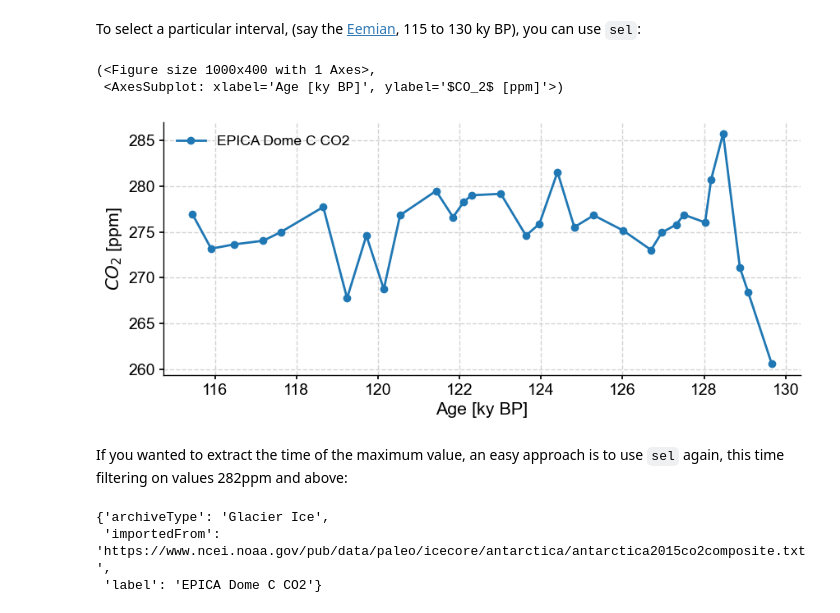
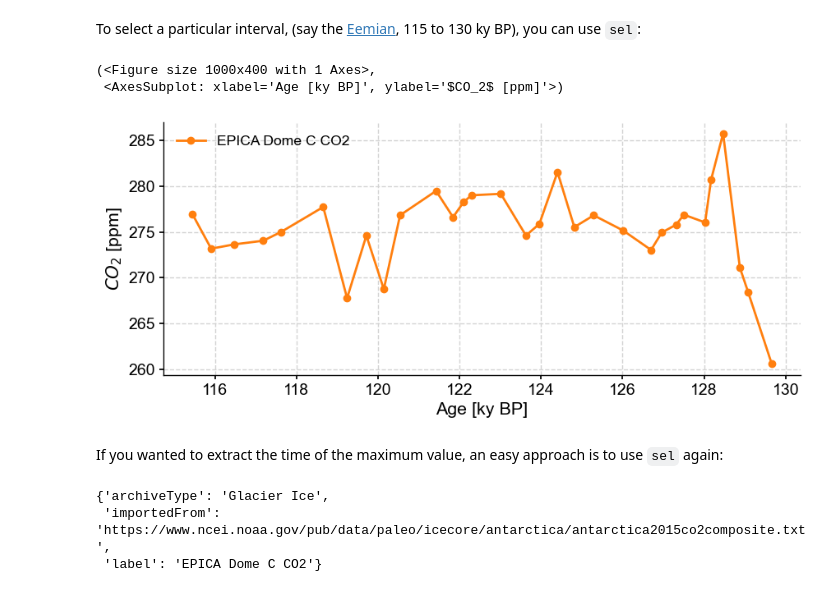
Before and after one commit to LinkedEarth/paleoPandas, a Jupyter notebook: notebooks/Paleopandas Playground.ipynb, the cells around one changed output. Saved outputs shown, nothing was run; the diff lists cells and outputs as text; code cells hidden in the pictures.

```diff
--- a/notebooks/Paleopandas Playground.ipynb
+++ b/notebooks/Paleopandas Playground.ipynb
@@ -278,11 +255,11 @@ co2ts.view()
 To select a particular interval, (say the [Eemian](https://en.wikipedia.org/wiki/Eemian), 115 to 130 ky BP), you can use `sel`:
 # %%
 co2_ee = co2ts.sel(time=slice(115,130))
-co2_ee.plot(marker='o')
+co2_ee.plot(marker='o', color='C1')
 # %% [output]
 (<Figure size 1000x400 with 1 Axes>,
  <AxesSubplot: xlabel='Age [ky BP]', ylabel='$CO_2$ [ppm]'>)
-[figure, old version]
+[figure, new version]
 # %% [markdown]
-If you wanted to extract the time of the maximum value, an easy approach is to use `sel` again, this time filtering on values 282ppm and above:
+If you wanted to extract the time of the maximum value, an easy approach is to use `sel` again:
 # %%
```
Also changed, not shown: parts of 48 cells of this notebook, 1 other file.
